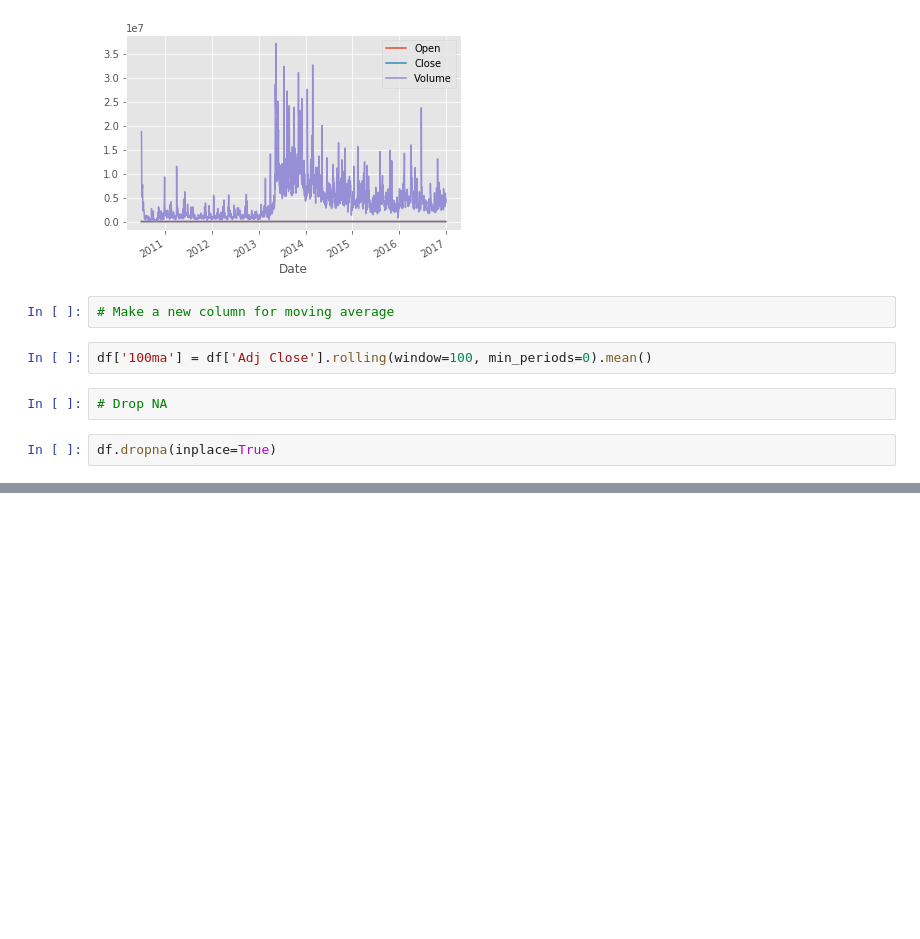
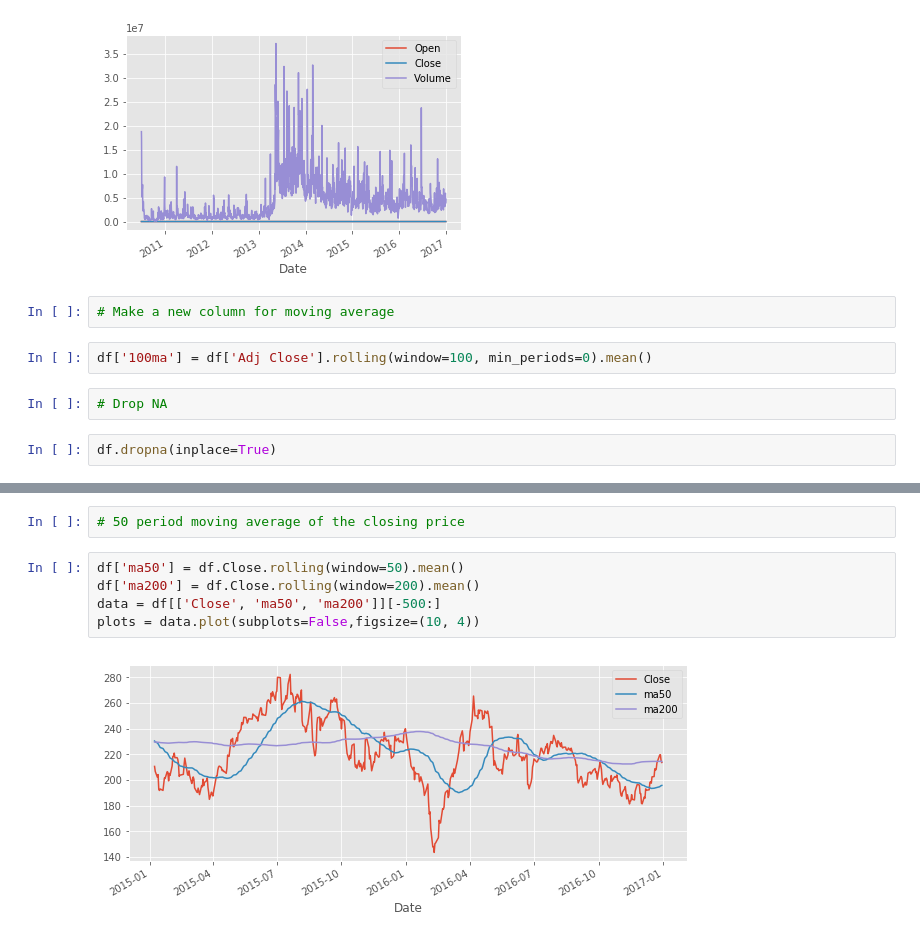
Before and after one commit to tommy3531/PythonStockTrader, a Jupyter notebook: python_finance_notebook.ipynb, the cells around one changed output, grey strips where cells are left out. Cells and saved outputs as stored; diff of their text form; blank space fills up the shorter version.

```diff
--- a/python_finance_notebook.ipynb
+++ b/python_finance_notebook.ipynb
@@ -105,0 +149,9 @@ plt.show()
+# %%
+# 50 period moving average of the closing price
+# %%
+df['ma50'] = df.Close.rolling(window=50).mean()
+df['ma200'] = df.Close.rolling(window=200).mean()
+data = df[['Close', 'ma50', 'ma200']][-500:]
+plots = data.plot(subplots=False,figsize=(10, 4))
+# %% [output]
+[figure, added]
```
Also changed, not shown: parts of 10 cells of this notebook.
